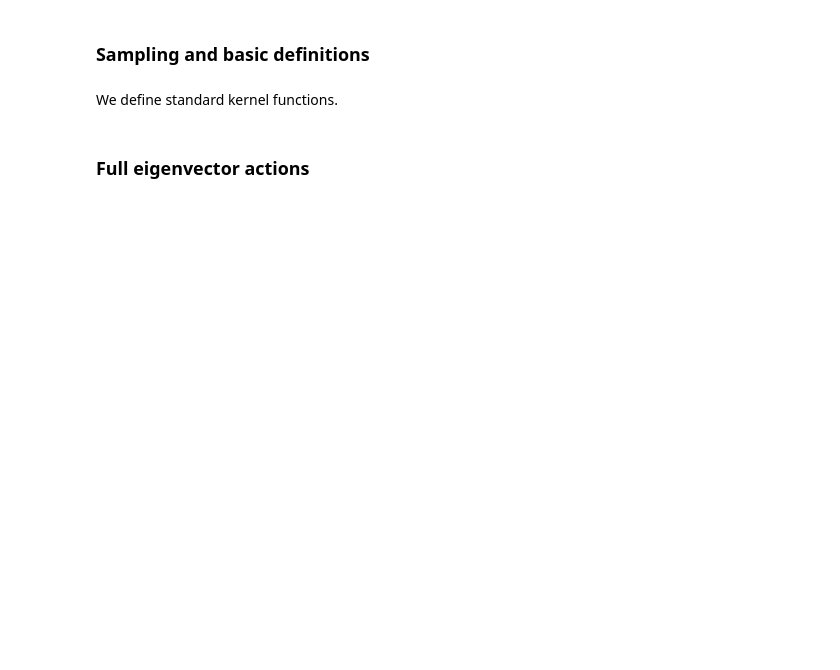
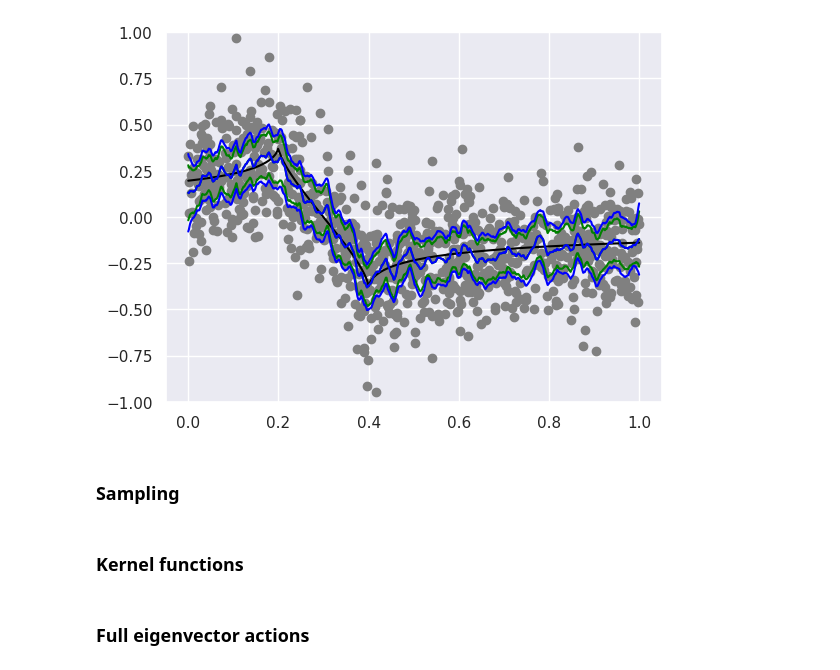
Before and after one commit to be5tan/LanczosCGApproximateGPs, a Jupyter notebook: notebooks/Untitled.ipynb, the cells around one changed output. Saved outputs shown, nothing was run; the diff lists cells and outputs as text; code cells hidden in the pictures; blank space fills up the shorter version.

```diff
--- a/notebooks/Untitled.ipynb
+++ b/notebooks/Untitled.ipynb
@@ -5,2 +78,56 @@ import matplotlib.pyplot as plt
+# %%
+### Lanczos posterior ##########################################################
+
+# Redefining the kernel function to pass to Iter_GP
+def matern_kernel(x, y):
+    kernel = Matern(length_scale = 1.0, nu = smoothness)
+    z = kernel(np.array([x]), np.array([y]))
+    z = z.item()
+    return z
+
+# Number of approximation and starting vector
+number_of_eigenpairs = 50
+starting_vector = Y / np.sqrt(np.sum(Y**2))
+# starting_vector = np.random.normal(0, noise_level, sample_size)
+# starting_vector = starting_vector / np.sqrt(np.sum(starting_vector**2))
+
+# Collecting Lanczos actions w/ time measurement
+lanczos_alg = agp.Lanczos(kernel_matrix, starting_vector, number_of_eigenpairs)
+lanczos_alg.run()
+lanczos_alg.get_eigenquantities()
+
+lanczos_actions = []
+for index in range(number_of_eigenpairs):
+    action = lanczos_alg.eigenvectors[:, index]
+    lanczos_actions.append(action)
+
+# Running the algorithm
+algorithm = agp.Iter_GP(X, Y, noise_level, lanczos_actions, kernel)
+algorithm.iter_forward(50)
+
+# Lanczos posterior mean/variance
+lanczos_posterior_mean = algorithm.approx_posterior_mean(X)
+lanczos_variance_vector = np.zeros(sample_size)
+for i in range(sample_size):
+    lanczos_variance_vector[i] = algorithm.approx_posterior_covariance(X[i, :], X[i, :])
+
+# Lanczos credible intervals
+lanczos_upper_ci = lanczos_posterior_mean + 2 * np.sqrt(lanczos_variance_vector)
+lanczos_lower_ci = lanczos_posterior_mean - 2 * np.sqrt(lanczos_variance_vector)
+
+# Lanczos posterior plot
+fig = plt.figure()
+plt.scatter(X[:, 0], Y, color = "gray")
+plt.plot(X[:, 0], f0,   color = "black")
+plt.plot(X[:, 0], true_posterior_mean, color = "green")
+plt.plot(X[:, 0], true_upper_ci,       color = "green")
+plt.plot(X[:, 0], true_lower_ci,       color = "green")
+plt.plot(X[:, 0], lanczos_posterior_mean, color = "blue")
+plt.plot(X[:, 0], lanczos_upper_ci,       color = "blue")
+plt.plot(X[:, 0], lanczos_lower_ci,       color = "blue")
+plt.ylim((-1, 1))
+plt.show()K
+# %% [output]
+[figure, added]
 # %% [markdown]
-### Sampling and basic definitions
+### Sampling
@@ -24,2 +133,0 @@ for iter in range(0, max_iter):
-# %% [markdown]
-We define standard kernel functions.
@@ -34,2 +134,4 @@ def gaussian_kernel(x, y):
+# %% [markdown]
+### Kernel functions
 # %% [markdown]
 ### Full eigenvector actions
```
Also changed, not shown: parts of 34 cells of this notebook, 13 other files.
